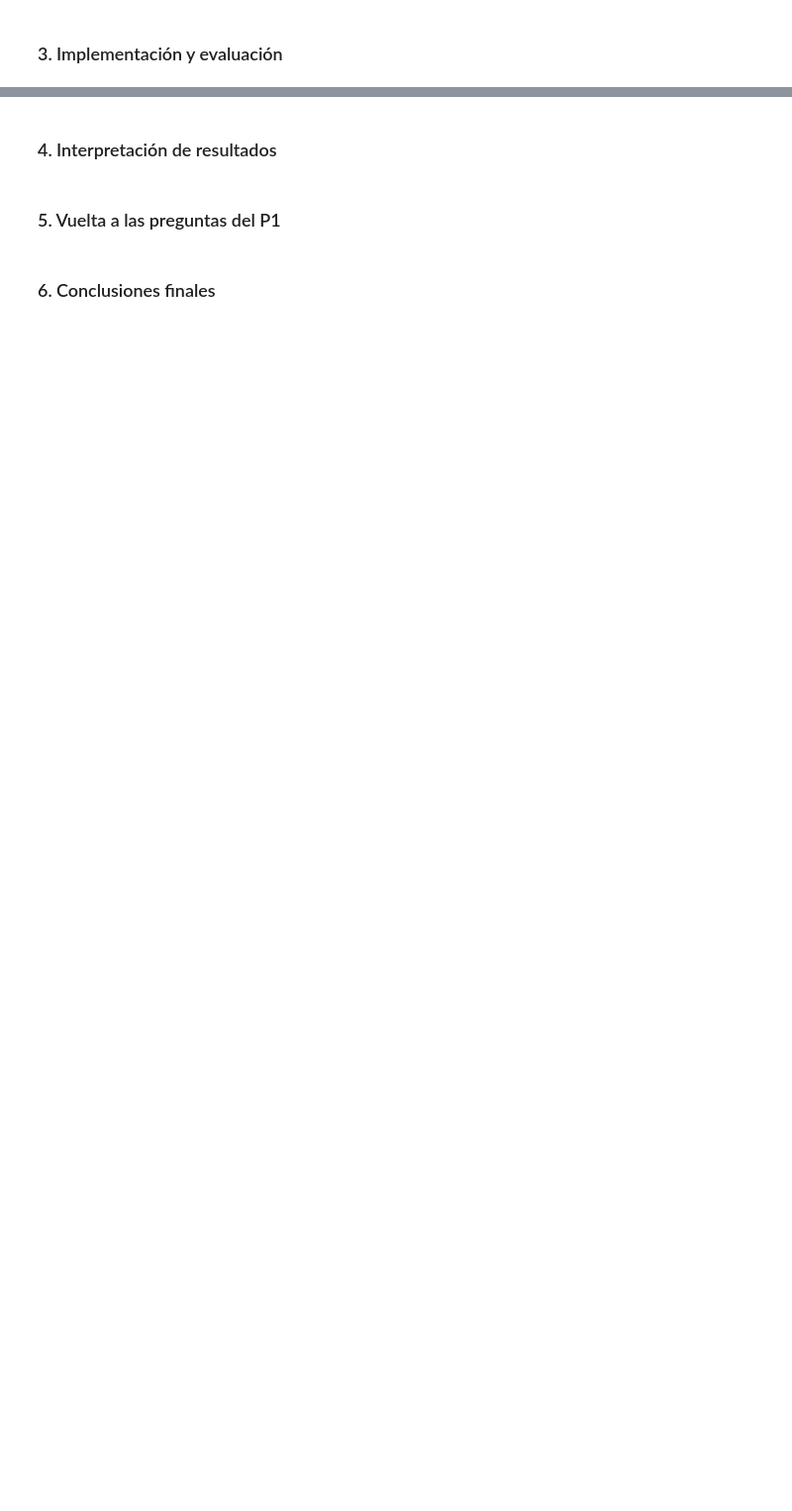
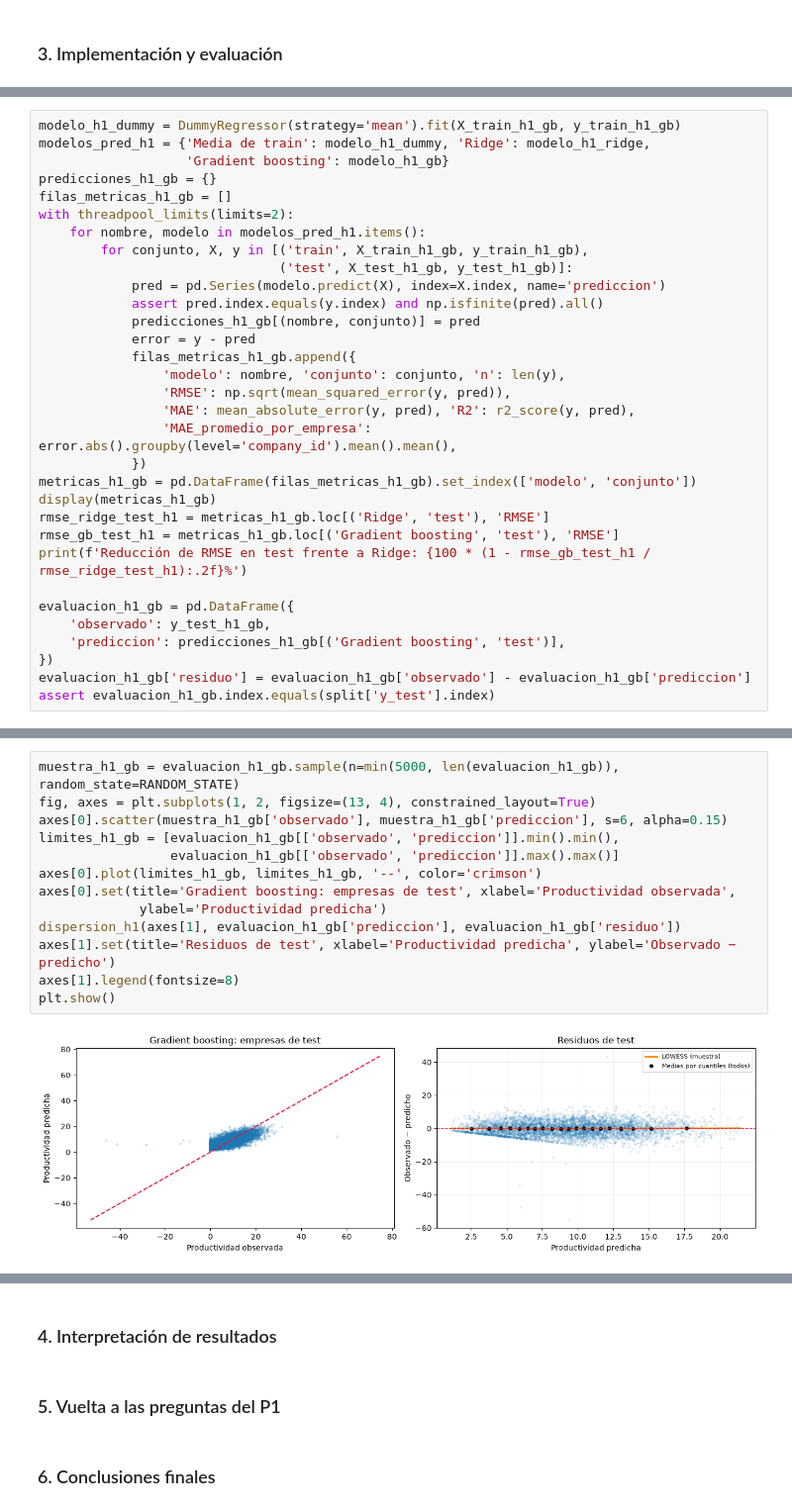
Before and after one commit to Ericsig/DiploDatos, a Jupyter notebook: notebook/modelado.ipynb, the cells around one changed output, grey strips where cells are left out. Shown at 99% size. Cells and saved outputs as stored; diff of their text form; blank space fills up the shorter version.

```diff
--- a/notebook/modelado.ipynb
+++ b/notebook/modelado.ipynb
@@ -398,0 +1049,32 @@ H3 con dummies: (143071, 52)
+# %%
+modelo_h1_dummy = DummyRegressor(strategy='mean').fit(X_train_h1_gb, y_train_h1_gb)
+modelos_pred_h1 = {'Media de train': modelo_h1_dummy, 'Ridge': modelo_h1_ridge,
+                   'Gradient boosting': modelo_h1_gb}
+predicciones_h1_gb = {}
+filas_metricas_h1_gb = []
+with threadpool_limits(limits=2):
+    for nombre, modelo in modelos_pred_h1.items():
+        for conjunto, X, y in [('train', X_train_h1_gb, y_train_h1_gb),
+                               ('test', X_test_h1_gb, y_test_h1_gb)]:
+            pred = pd.Series(modelo.predict(X), index=X.index, name='prediccion')
+            assert pred.index.equals(y.index) and np.isfinite(pred).all()
+            predicciones_h1_gb[(nombre, conjunto)] = pred
+            error = y - pred
+            filas_metricas_h1_gb.append({
+                'modelo': nombre, 'conjunto': conjunto, 'n': len(y),
+                'RMSE': np.sqrt(mean_squared_error(y, pred)),
+                'MAE': mean_absolute_error(y, pred), 'R2': r2_score(y, pred),
+                'MAE_promedio_por_empresa': error.abs().groupby(level='company_id').mean().mean(),
+            })
+metricas_h1_gb = pd.DataFrame(filas_metricas_h1_gb).set_index(['modelo', 'conjunto'])
+display(metricas_h1_gb)
+rmse_ridge_test_h1 = metricas_h1_gb.loc[('Ridge', 'test'), 'RMSE']
+rmse_gb_test_h1 = metricas_h1_gb.loc[('Gradient boosting', 'test'), 'RMSE']
+print(f'Reducción de RMSE en test frente a Ridge: {100 * (1 - rmse_gb_test_h1 / rmse_ridge_test_h1):.2f}%')
+
+evaluacion_h1_gb = pd.DataFrame({
+    'observado': y_test_h1_gb,
+    'prediccion': predicciones_h1_gb[('Gradient boosting', 'test')],
+})
+evaluacion_h1_gb['residuo'] = evaluacion_h1_gb['observado'] - evaluacion_h1_gb['prediccion']
+assert evaluacion_h1_gb.index.equals(split['y_test'].index)
@@ -398,0 +1099,15 @@ H3 con dummies: (143071, 52)
+# %%
+muestra_h1_gb = evaluacion_h1_gb.sample(n=min(5000, len(evaluacion_h1_gb)), random_state=RANDOM_STATE)
+fig, axes = plt.subplots(1, 2, figsize=(13, 4), constrained_layout=True)
+axes[0].scatter(muestra_h1_gb['observado'], muestra_h1_gb['prediccion'], s=6, alpha=0.15)
+limites_h1_gb = [evaluacion_h1_gb[['observado', 'prediccion']].min().min(),
+                 evaluacion_h1_gb[['observado', 'prediccion']].max().max()]
+axes[0].plot(limites_h1_gb, limites_h1_gb, '--', color='crimson')
+axes[0].set(title='Gradient boosting: empresas de test', xlabel='Productividad observada',
+             ylabel='Productividad predicha')
+dispersion_h1(axes[1], evaluacion_h1_gb['prediccion'], evaluacion_h1_gb['residuo'])
+axes[1].set(title='Residuos de test', xlabel='Productividad predicha', ylabel='Observado − predicho')
+axes[1].legend(fontsize=8)
+plt.show()
+# %% [output]
+[figure, added]
```
Also changed, not shown: parts of 46 cells of this notebook.
